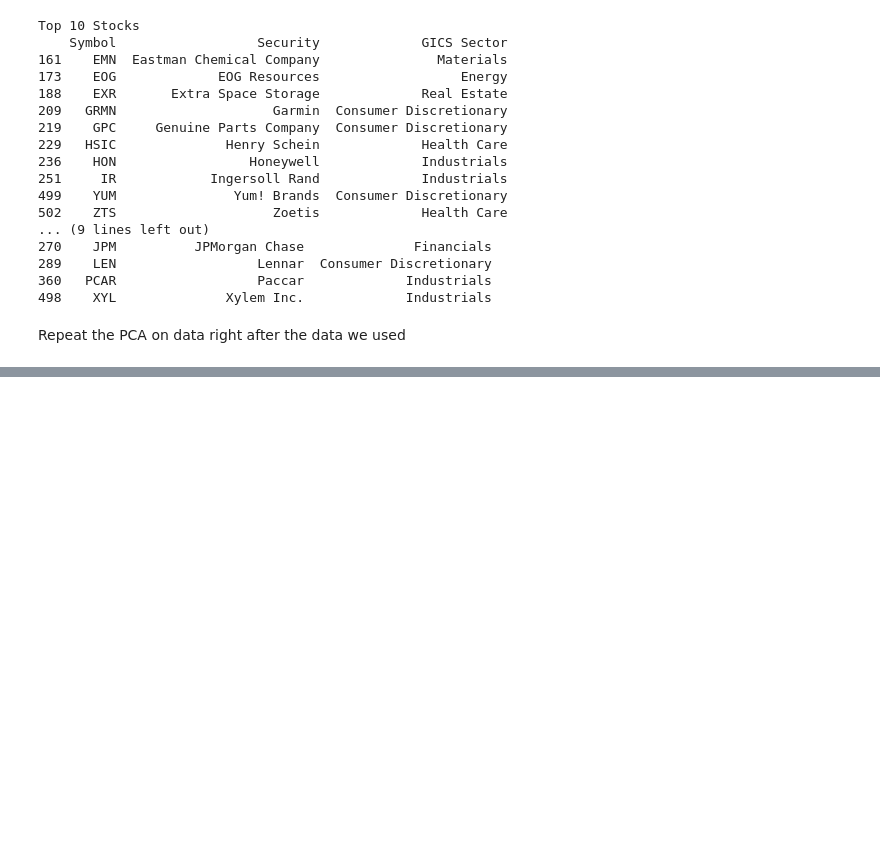
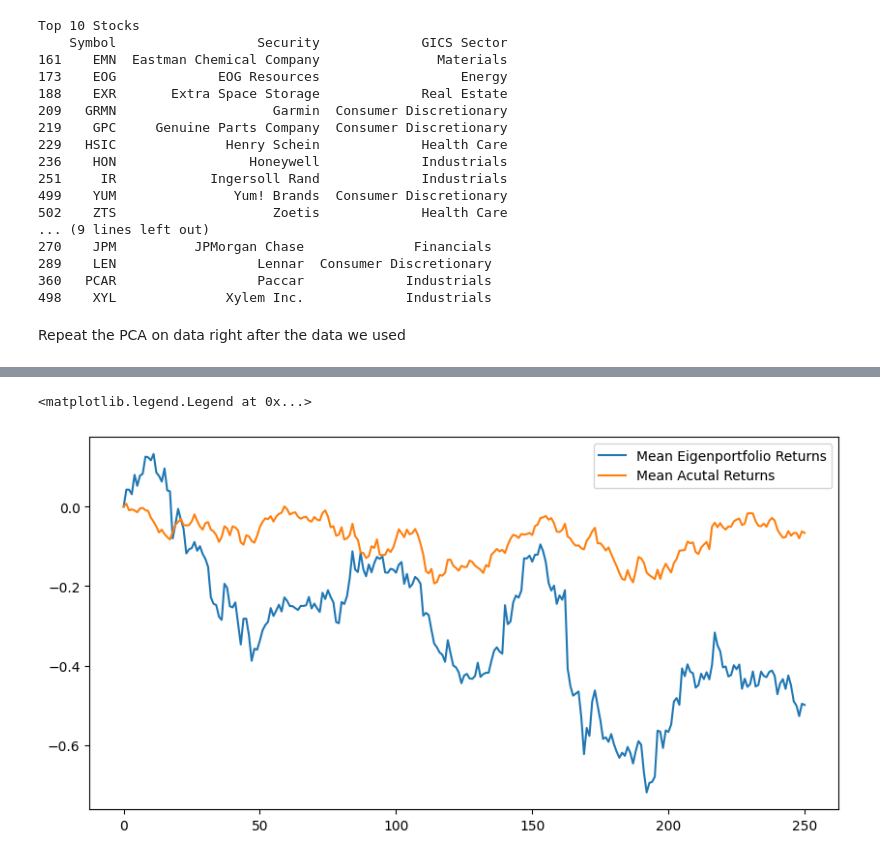
Before and after one commit to andygarcia830/msdspt2025b_dmw_lab2_lt5, a Jupyter notebook: Lab2A-LT5.ipynb, the cells around one changed output, grey strips where cells are left out. Saved outputs shown, nothing was run; the diff lists cells and outputs as text; code cells hidden in the pictures; blank space fills up the shorter version.

```diff
--- a/Lab2A-LT5.ipynb
+++ b/Lab2A-LT5.ipynb
@@ -368,0 +441,8 @@ Repeat the PCA on data right after the data we used
+# %%
+F = pd.DataFrame(w_prime)
+F = F.divide(R.std(axis=0).to_numpy(), axis = 1)
+print(F)
+print(R)
+
+F = F @ R.T.to_numpy()
+F = F.T
@@ -368,0 +467,10 @@ Repeat the PCA on data right after the data we used
+# %%
+FM = F.mean(axis=1)
+RM = R.mean(axis=1)
+fig, ax = plt.subplots(1, 1, figsize=(10,5))
+ax.plot(FM.cumsum(),  label="Mean Eigenportfolio Returns")
+ax.plot(RM.cumsum(), label = "Mean Acutal Returns")
+plt.legend()
+# %% [output]
+<matplotlib.legend.Legend at 0x...>
+[figure, added]
```
Also changed, not shown: parts of 34 cells of this notebook.
